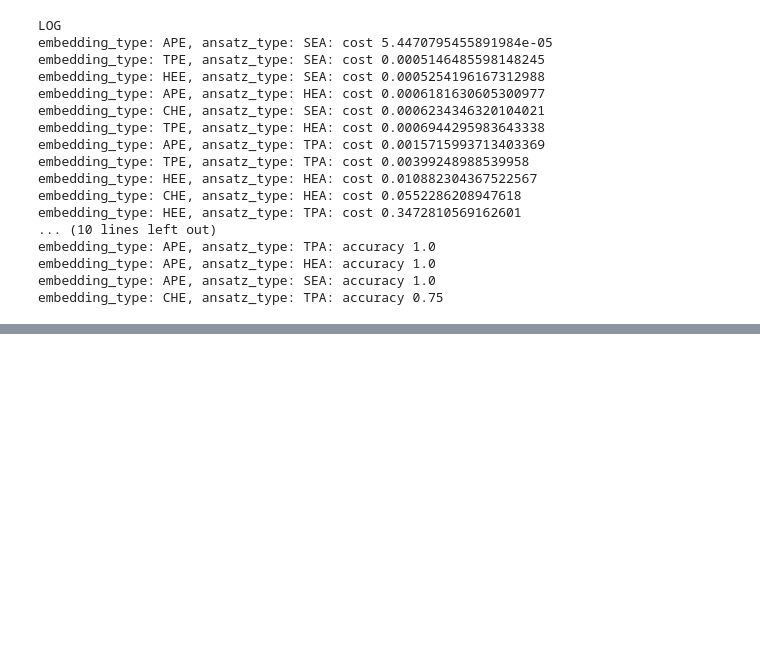
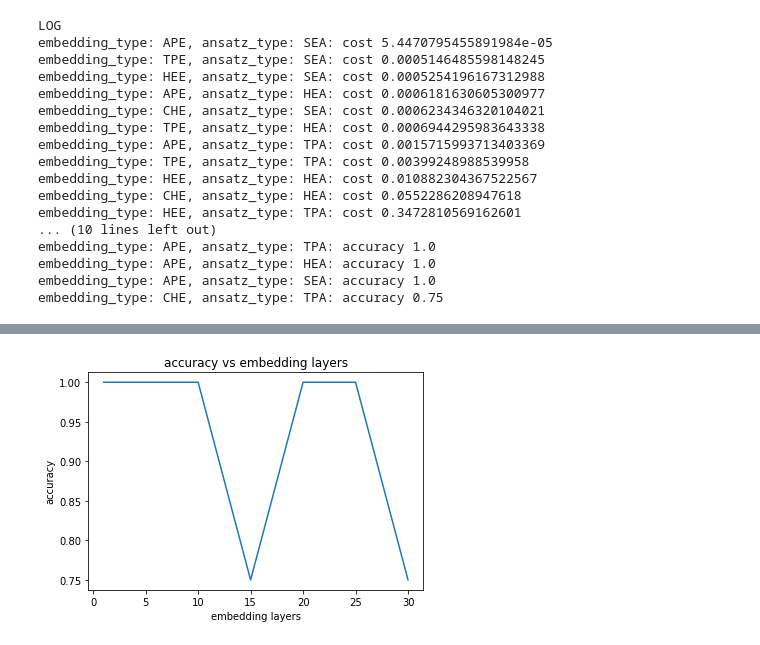
Before and after one commit to kkensuke/quantum-machine-learning, a Jupyter notebook: quantum-classification/quantum_classification_or.ipynb, the cells around one changed output, grey strips where cells are left out. Drawn from its saved outputs; the diff is of its cells as text; code cells hidden in the pictures; blank space fills up the shorter version.

```diff
--- a/quantum-classification/quantum_classification_or.ipynb
+++ b/quantum-classification/quantum_classification_or.ipynb
@@ -164,0 +181,8 @@ embedding_type: CHE, ansatz_type: TPA: accuracy 0.75
+# %%
+plt.plot(embedding_nlayers_list, optimized_acc_list)
+plt.xlabel('embedding layers')
+plt.ylabel('accuracy')
+plt.title('accuracy vs embedding layers')
+plt.show()
+# %% [output]
+[figure, added]
```
Also changed, not shown: parts of 9 cells of this notebook, 2 other files.
